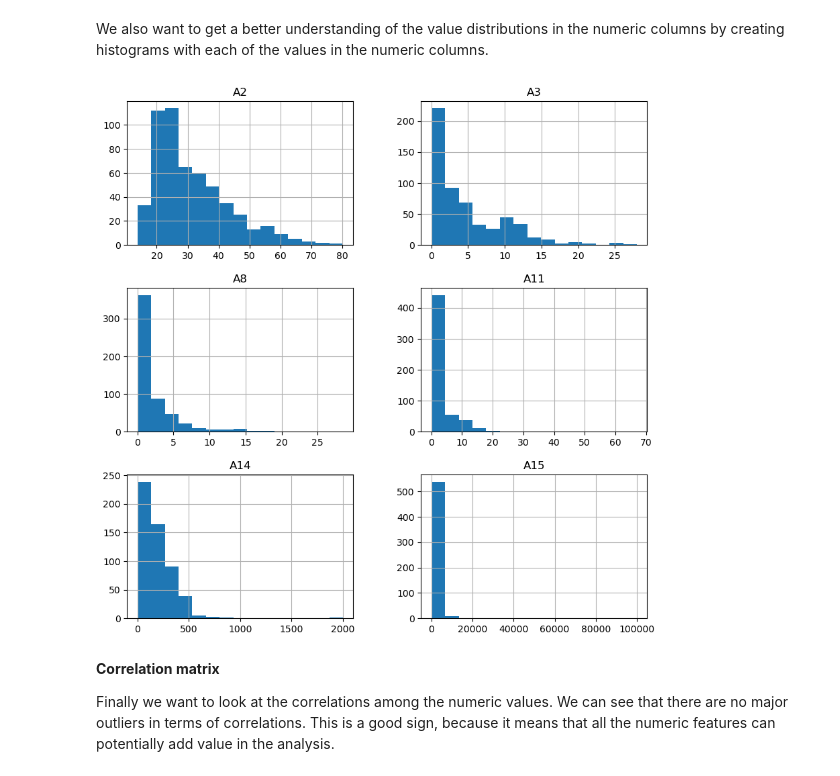
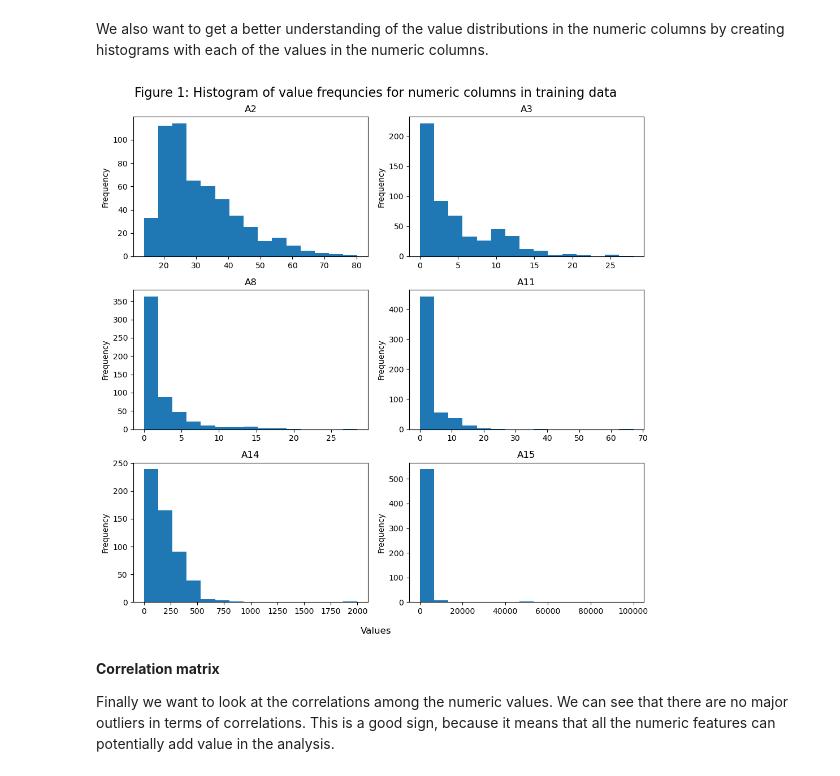
Before and after one commit to UBC-MDS/522_01, a Jupyter notebook: src/Exploratory_Data_Analysis.ipynb, the cells around one changed output. Cells and saved outputs as stored; diff of their text form; code cells hidden in the pictures.

```diff
--- a/src/Exploratory_Data_Analysis.ipynb
+++ b/src/Exploratory_Data_Analysis.ipynb
@@ -158,9 +146,19 @@ train_df.describe()
 # %% [markdown]
 We also want to get a better understanding of the value distributions in the numeric columns by creating histograms with each of the values in the numeric columns.
-# %%
-hist = train_df.hist(bins = 15, figsize = (10,10))
-# %% [output]
-[figure, removed]
+# %%
+numeric = ["A2", "A3","A8","A11","A14","A15"]
+
+fig = plt.figure(figsize=(10, 10))
+
+
+for i, col in enumerate(numeric):
+    fig.add_subplot(3, 2, i + 1)
+    train_df[col].plot(kind="hist", ax=plt.gca(), title=col, rot=0, bins = 15)
+fig.suptitle('Figure 1: Histogram of value frequncies for numeric columns in training data', fontsize=16)
+fig.supxlabel('Values')
+fig.tight_layout()
+# %% [output]
+[figure, added]
 # %% [markdown]
 **Correlation matrix**
 
```
Also changed, not shown: parts of 30 cells of this notebook.
